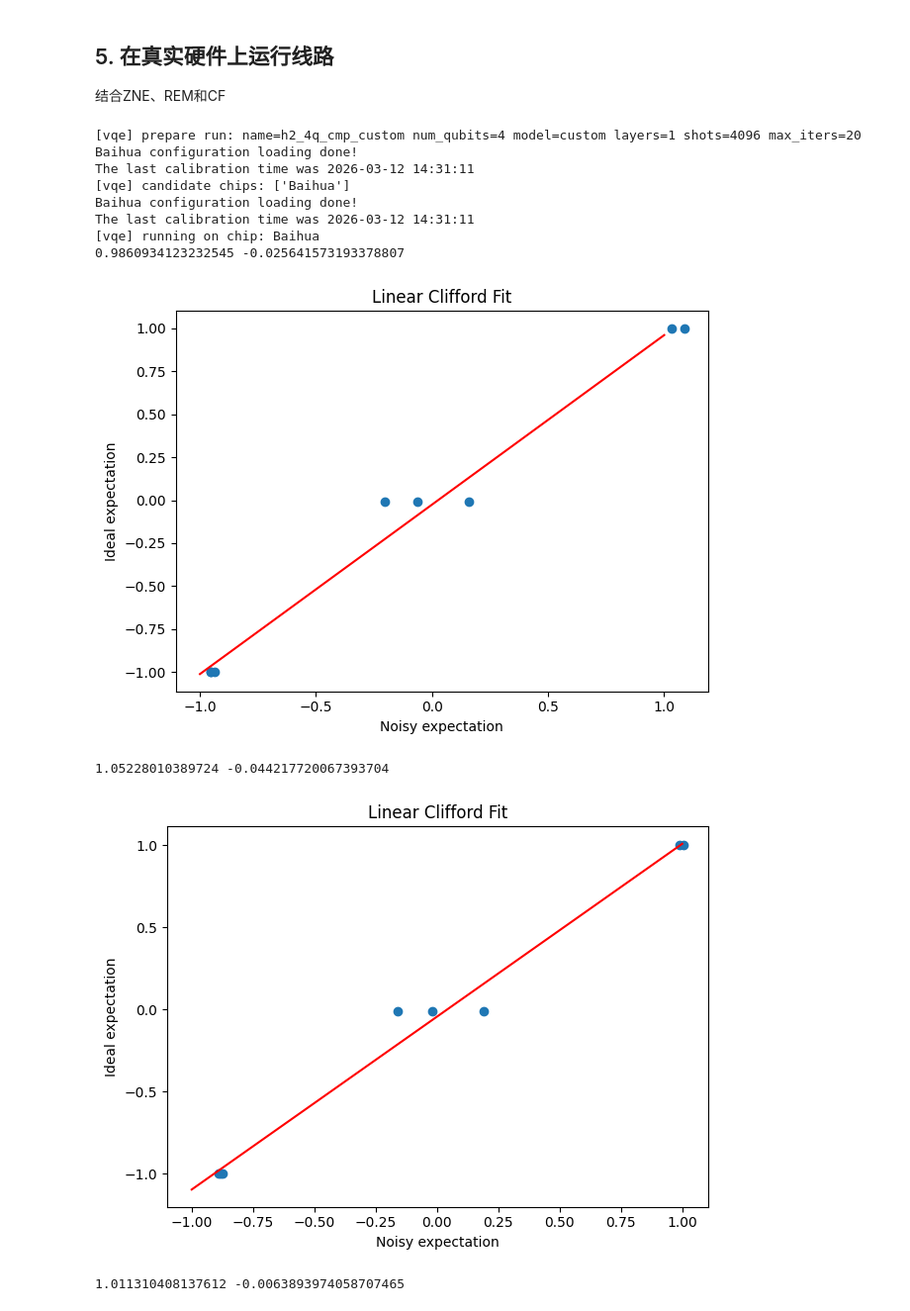
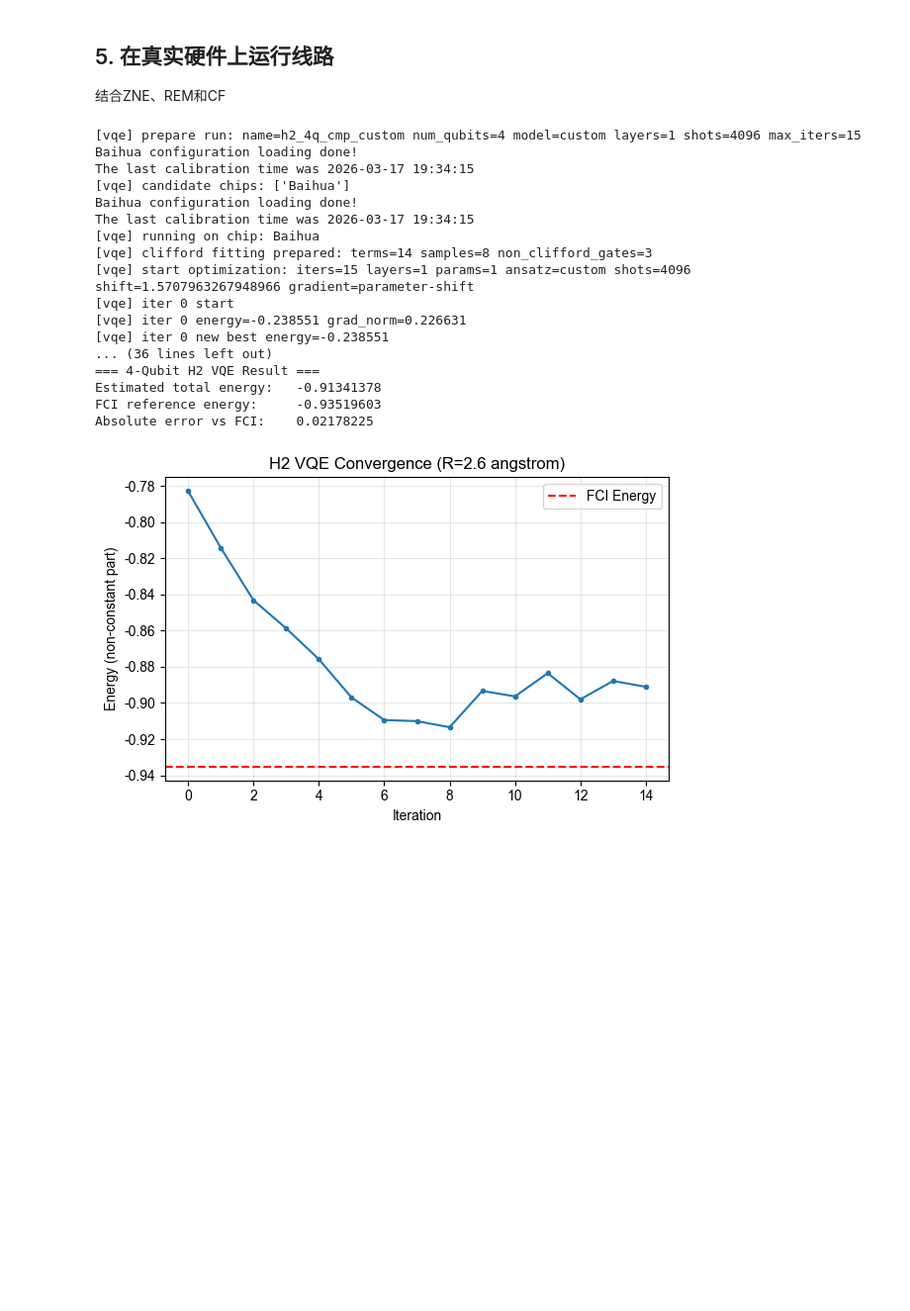
Before and after one commit to FieldQuantum/fieldqkit, a Jupyter notebook: examples/demo_vqe_h2_4q.ipynb, the cells around one changed output. Shown at 99% size. Drawn from its saved outputs; the diff is of its cells as text; code cells hidden in the pictures; blank space fills up the shorter version.

```diff
--- a/examples/demo_vqe_h2_4q.ipynb
+++ b/examples/demo_vqe_h2_4q.ipynb
@@ -71,7 +71,7 @@ CHARGE = 0
 cfg = {
     'layers': 1,
     'shots': 4096,
-    'max_iters': 20,
+    'max_iters': 30,
     'learning_rate': 0.2,
     'seed': 7,
     'gradient_method': 'autograd',
@@ -324,6 +333,8 @@ Total gates in custom H2-UCC-style ansatz: 19
 
 通常来说，加入更强问题结构先验的 ansatz，往往在相同预算下能得到更低误差，但并不绝对。
 # %%
+cfg['max_iters'] = 15
+cfg['learning_rate'] = 0.15
 runner = VQERunner(
     client=QuantumHardwareClient(),
     layers=cfg['layers'],
@@ -395,6 +406,7 @@ cfg['zne'] = True
 cfg['readout_mitigation'] = True
 cfg['clifford_fitting'] = True
 cfg['clifford_fitting_num_samples'] = 8
+cfg['gradient_method'] = 'parameter-shift'
 
 runner_cmp = VQERunner(
     client=QuantumHardwareClient(),
@@ -420,38 +432,44 @@ kwargs = {
     'custom_ansatz_circuit': custom_ansatz_qc,
     'prefer_chips': cfg['prefer_chips'],
 }
 
 res = runner_cmp.run_model(**kwargs)
 e_total = h2_constant + res.best_energy
 abs_error_fci = abs(e_total - fci_energy)
 
 print('=== 4-Qubit H2 VQE Result ===')
 print('Estimated total energy:  ', round(e_total, 8))
 print('FCI reference energy:    ', round(fci_energy, 8))
 print('Absolute error vs FCI:   ', round(abs_error_fci, 8))
 
 import matplotlib.pyplot as plt
 import numpy as np
 plt.figure(figsize=(6, 4))
 plt.plot(np.array(res.energy_history) + h2_constant, marker='o', ms=3)
 plt.axhline(fci_energy, color='red', linestyle='--', label='FCI Energy')
 plt.legend()
 plt.xlabel('Iteration')
 plt.ylabel('Energy (non-constant part)')
 plt.title(f'H2 VQE Convergence (R={R} {R_UNIT})')
 plt.grid(alpha=0.3)
 plt.tight_layout()
 plt.show()
 # %% [output]
-[vqe] prepare run: name=h2_4q_cmp_custom num_qubits=4 model=custom layers=1 shots=4096 max_iters=20
+[vqe] prepare run: name=h2_4q_cmp_custom num_qubits=4 model=custom layers=1 shots=4096 max_iters=15
 Baihua configuration loading done!
-The last calibration time was 2026-03-12 14:31:11
+The last calibration time was 2026-03-17 19:34:15
 [vqe] candidate chips: ['Baihua']
 Baihua configuration loading done!
-The last calibration time was 2026-03-12 14:31:11
+The last calibration time was 2026-03-17 19:34:15
 [vqe] running on chip: Baihua
-0.9860934123232545 -0.025641573193378807
+[vqe] clifford fitting prepared: terms=14 samples=8 non_clifford_gates=3
+[vqe] start optimization: iters=15 layers=1 params=1 ansatz=custom shots=4096 shift=1.5707963267948966 gradient=parameter-shift
+[vqe] iter 0 start
+[vqe] iter 0 energy=-0.238551 grad_norm=0.226631
+[vqe] iter 0 new best energy=-0.238551
+... (36 lines left out)
+=== 4-Qubit H2 VQE Result ===
+Estimated total energy:   -0.91341378
+FCI reference energy:     -0.93519603
+Absolute error vs FCI:    0.02178225
-[figure, old version]
+[figure, new version]
-1.05228010389724 -0.044217720067393704
-[figure, removed]
-1.011310408137612 -0.0063893974058707465
```
Also changed, not shown: parts of 5 cells of this notebook, 33 other files.
